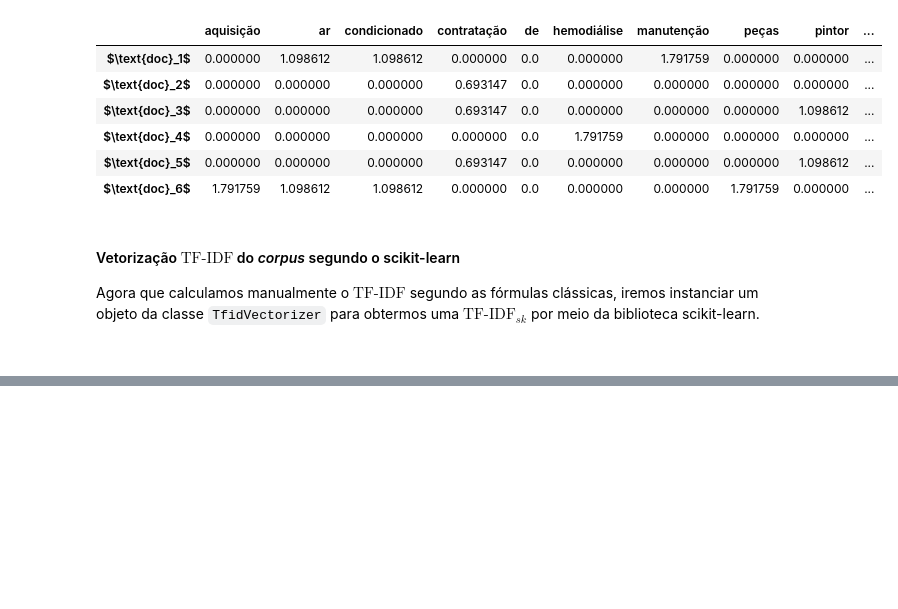
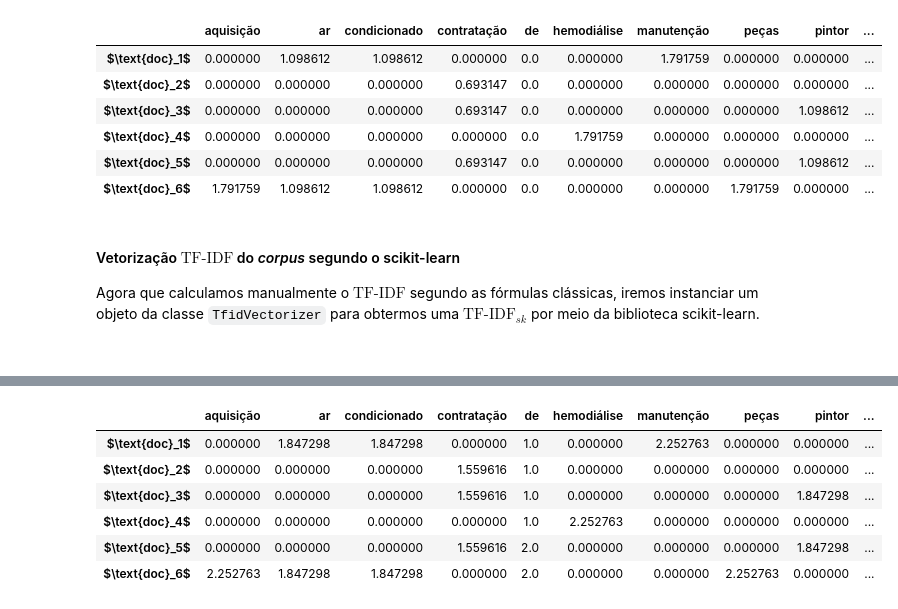
Before and after one commit to brunomssmelo/NLP_com_Deep_Learning, a Jupyter notebook: notebooks/Reproduzindo_a_vetorizacao_TF-IDF_realizada_pelo_scikit-learn.ipynb, the cells around one changed output, grey strips where cells are left out. Cells and saved outputs as stored; diff of their text form; code cells hidden in the pictures; blank space fills up the shorter version.

```diff
--- a/notebooks/Reproduzindo_a_vetorizacao_TF-IDF_realizada_pelo_scikit-learn.ipynb
+++ b/notebooks/Reproduzindo_a_vetorizacao_TF-IDF_realizada_pelo_scikit-learn.ipynb
@@ -159,0 +260,28 @@ pd.DataFrame(tfidf_sk, columns=vocab, index=rotulos)
+# %%
+import numpy as np
+import pandas as pd
+from sklearn.feature_extraction.text import CountVectorizer
+
+corpus = ["manutenção de ar condicionado",
+          "contratação de serviço",
+          "contratação de pintor",
+          "serviço de hemodiálise",
+          "contratação de serviço de pintor",
+          "aquisição de peças de ar condicionado"]
+
+tf_vectorizer = CountVectorizer()
+
+# cálculo das frequencias das palavras por documento: TF(w,d)
+tf_w_d = tf_vectorizer.fit_transform(corpus).toarray()
+
+# número de documentos no corpus
+N = len(corpus)
+
+# recupera o o vabulario do corpus acima
+vocab = tf_vectorizer.get_feature_names()
+
+# cria rótulos em latex para os documentos que compõem o corpus
+rotulos = [r'$\text{doc}_' + str(i+1) + '$' for i in np.arange(N)]
+
+# exibe os resultados da vetorização TF em um dataframe pandas
+pd.DataFrame(tf_w_d, columns=vocab, index=rotulos)
@@ -159,0 +301,7 @@ pd.DataFrame(tfidf_sk, columns=vocab, index=rotulos)
+# %%
+# cálculo de N(w):
+n_w = sum(tf_w_d>0)
+
+# calculo do IDF(w):
+idf_w = np.log(N/n_w)
+pd.DataFrame(idf_w, index=vocab, columns=[r'$\text{IDF}_w$'])
@@ -168,0 +393,17 @@ $\text{TF-IDF}_w$, conforme descrito na documentação do método
+# %%
+# calculo do IDF(w):
+idf_w = np.log((1+N)/(1+n_w)) + 1
+
+# calculo do TF-IDF(w,d):
+tfidf_w_d = tf_w_d * idf_w
+
+# exibe os resultados da vetorização TF-IDF em um dataframe pandas
+pd.DataFrame(tfidf_w_d, columns=vocab, index=rotulos)
+# %% [output]
+|  | aquisição | ar | condicionado | contratação | de | hemodiálise | manutenção | peças | pintor | ... |
+| $\text{doc}_1$ | 0.000000 | 1.847298 | 1.847298 | 0.000000 | 1.0 | 0.000000 | 2.252763 | 0.000000 | 0.000000 | ... |
+| $\text{doc}_2$ | 0.000000 | 0.000000 | 0.000000 | 1.559616 | 1.0 | 0.000000 | 0.000000 | 0.000000 | 0.000000 | ... |
+| $\text{doc}_3$ | 0.000000 | 0.000000 | 0.000000 | 1.559616 | 1.0 | 0.000000 | 0.000000 | 0.000000 | 1.847298 | ... |
+| $\text{doc}_4$ | 0.000000 | 0.000000 | 0.000000 | 0.000000 | 1.0 | 2.252763 | 0.000000 | 0.000000 | 0.000000 | ... |
+| $\text{doc}_5$ | 0.000000 | 0.000000 | 0.000000 | 1.559616 | 2.0 | 0.000000 | 0.000000 | 0.000000 | 1.847298 | ... |
+| $\text{doc}_6$ | 2.252763 | 1.847298 | 1.847298 | 0.000000 | 2.0 | 0.000000 | 0.000000 | 2.252763 | 0.000000 | ... |
```
Also changed, not shown: parts of 22 cells of this notebook.
